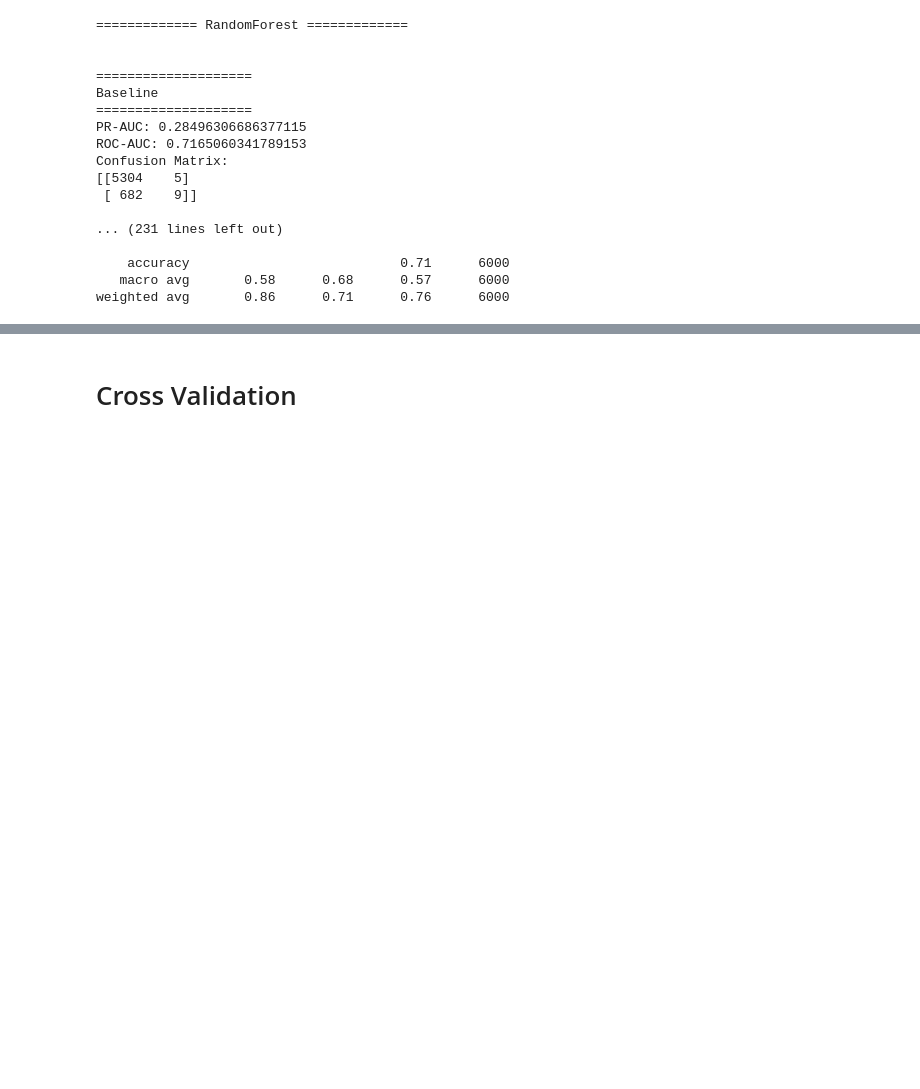
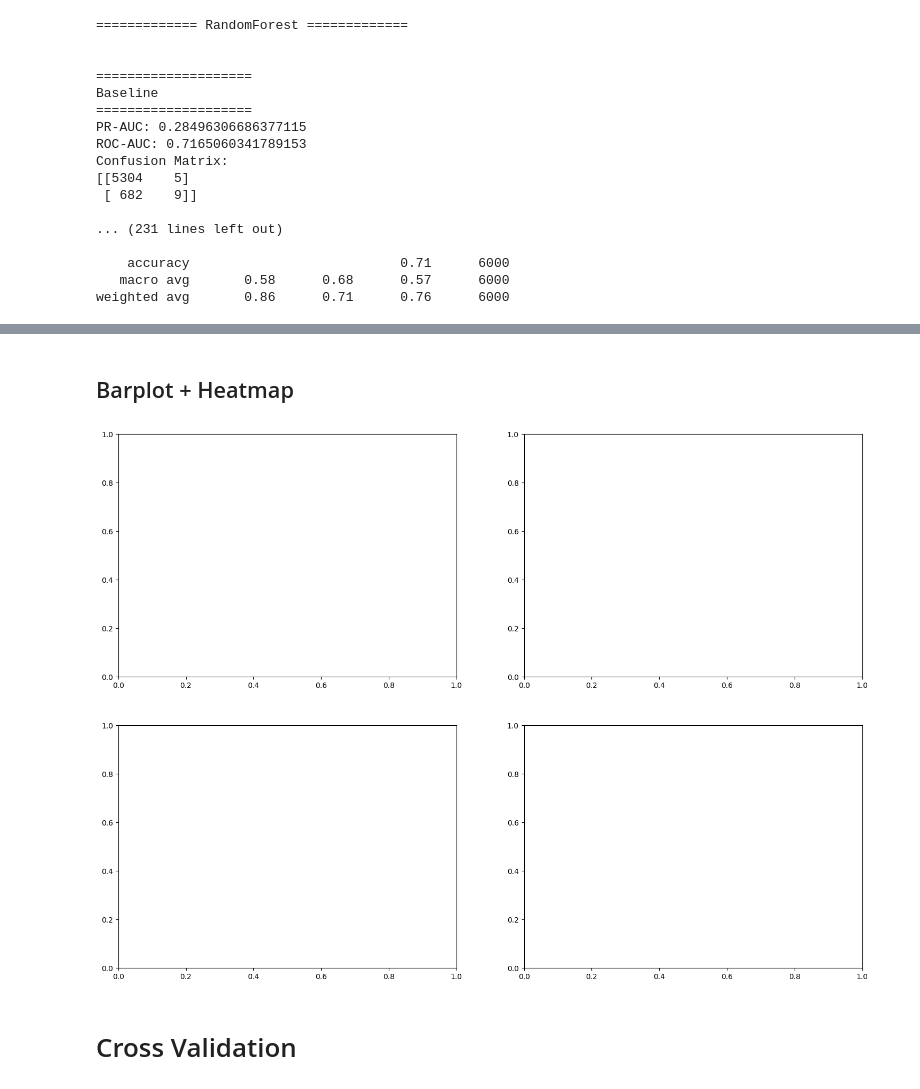
Before and after one commit to PrimaSembiring/loan-default-imbalance, a Jupyter notebook: main.ipynb, the cells around one changed output, grey strips where cells are left out. Cells and saved outputs as stored; diff of their text form; code cells hidden in the pictures; blank space fills up the shorter version.

```diff
--- a/main.ipynb
+++ b/main.ipynb
@@ -432,3 +484,15 @@ weighted avg       0.86      0.71      0.76      6000
+# %% [markdown]
+## Barplot + Heatmap
+# %%
+fig, axes = plt.subplots(2,2, figsize=(18,13))
+axes = axes.flatten()
+
+metrik = [
+    # inisial nama, nama kolom yg udh diseting di result
+
+]
+# %% [output]
+[figure, added]
 # %% [markdown]
 # Cross Validation
 # %% [markdown]
```
Also changed, not shown: parts of 9 cells of this notebook.
